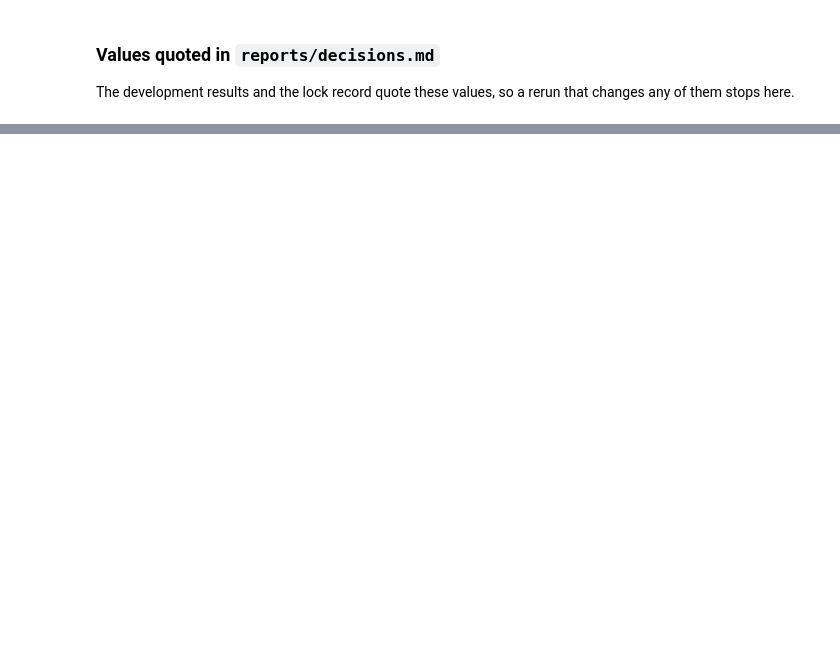
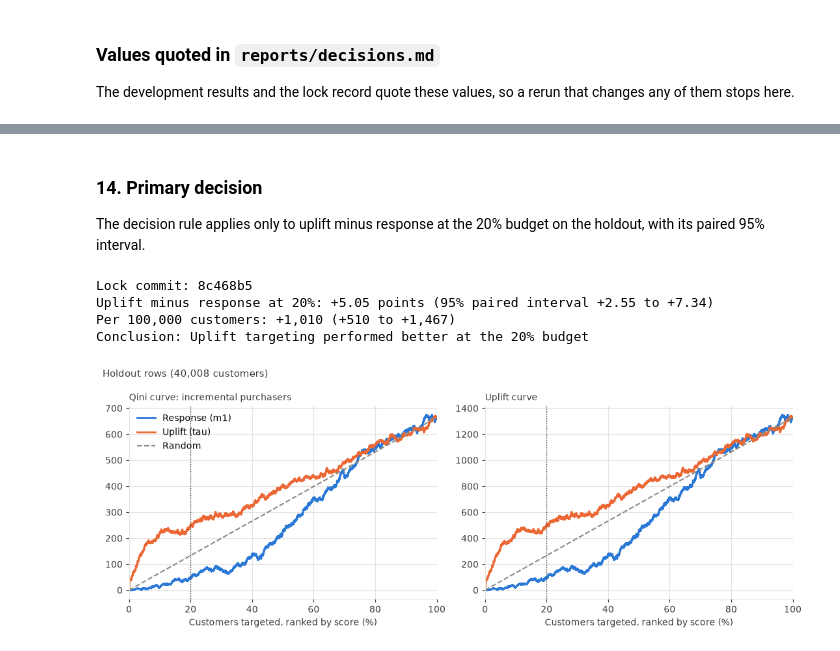
Before and after one commit to La-pinoz/Uplift_Analysis, a Jupyter notebook: notebooks/04_policy_evaluation.ipynb, the cells around one changed output, grey strips where cells are left out. Drawn from its saved outputs; the diff is of its cells as text; code cells hidden in the pictures; blank space fills up the shorter version.

Commit message:
Evaluate the holdout once and record Phase 5 results

```diff
--- a/notebooks/04_policy_evaluation.ipynb
+++ b/notebooks/04_policy_evaluation.ipynb
@@ -773,0 +894,18 @@ Added after the lock commit. `RUN_HOLDOUT_EVALUATION` stays `False` until the pr
+# %%
+holdout_scores = duckdb.sql(f"SELECT client_id, m1_score, m0_score, tau FROM '{HOLDOUT_SCORES_PATH}' ORDER BY client_id").df()
+holdout_ids_sorted = sorted(holdout_ids)
+holdout_m1 = holdout_scores["m1_score"].to_numpy()
+holdout_m0 = holdout_scores["m0_score"].to_numpy()
+holdout_tau = holdout_scores["tau"].to_numpy()
+assert_exact_tau(holdout_m1, holdout_m0, holdout_tau)
+
+hash_record = re.search(r"\*\*Holdout scores SHA-256:\*\* `([0-9a-f]{64})`", DECISIONS_PATH.read_text(encoding="utf-8"))
+reference_table = pd.read_csv(REFERENCE_PATH) if REFERENCE_PATH.exists() else None
+freeze_action, freeze_reason = check_freeze(
+    hash_record.group(1) if hash_record else None, reference_table, holdout_scores["client_id"].tolist(), holdout_ids_sorted,
+    holdout_m1, holdout_m0, allow_first_run=False,
+)
+print(f"Freeze check: {freeze_action}. {freeze_reason}")
+assert freeze_action in ("proceed", "warn"), f"Stop and investigate: {freeze_reason}"
+if freeze_action == "warn":
+    warnings.warn(f"Holdout scores differ slightly from the freeze record: {freeze_reason}")
@@ -773,0 +980,24 @@ Added after the lock commit. `RUN_HOLDOUT_EVALUATION` stays `False` until the pr
+# %%
+holdout_labels = duckdb.sql(
+    f"""
+    SELECT s.client_id, l.treatment_flg, l.target
+    FROM '{SPLITS_PATH}' AS s
+    JOIN '{LABELS_PATH}' AS l USING (client_id)
+    WHERE s.split = 'holdout'
+    ORDER BY s.client_id
+    """
+).df()
+assert holdout_labels["client_id"].tolist() == holdout_scores["client_id"].tolist()
+assert np.array_equal(holdout_labels["treatment_flg"].to_numpy(dtype=np.int64), holdout_treatment)
+holdout_target = holdout_labels["target"].to_numpy(dtype=np.int64)
+assert set(np.unique(holdout_target).tolist()) <= {0, 1}
+
+holdout_shuffle = shuffle_check(holdout_treatment, holdout_target, SEED)
+holdout_shuffle.to_csv(TABLES / "holdout_shuffle_check.csv", index=False)
+display(holdout_shuffle)
+holdout_sklift = sklift_check(HOLDOUT_RANKS, holdout_treatment, holdout_target)
+holdout_sklift.to_csv(TABLES / "holdout_sklift_match.csv", index=False)
+display(holdout_sklift)
+
+assert holdout_shuffle["passes"].all(), "Stop and investigate: the shuffle mean is too far from the overall difference"
+assert holdout_sklift["passes"].all(), "Stop and investigate: the custom Uplift@K differs from scikit-uplift"
@@ -773,0 +1076,35 @@ Added after the lock commit. `RUN_HOLDOUT_EVALUATION` stays `False` until the pr
+# %% [markdown]
+### 14. Primary decision
+
+The decision rule applies only to uplift minus response at the 20% budget on the holdout, with its paired 95% interval.
+# %%
+primary = pinned(holdout_paired, comparison="Uplift minus Response", budget_pct=PRIMARY_BUDGET)
+assert primary["label"] == "Primary"
+if primary["ci_low_pts"] > 0:
+    conclusion = "Uplift targeting performed better at the 20% budget"
+elif primary["ci_high_pts"] < 0:
+    conclusion = "Response targeting performed better at the 20% budget"
+else:
+    conclusion = "The evidence does not separate the two strategies at this budget"
+
+primary_table = pd.DataFrame([{
+    "lock_commit": LOCK_COMMIT_SHA, "freeze_check": freeze_action, "comparison": "Uplift minus Response", "budget_pct": PRIMARY_BUDGET,
+    "difference_pts": primary["difference_pts"], "ci_low_pts": primary["ci_low_pts"], "ci_high_pts": primary["ci_high_pts"],
+    "per_100k": primary["per_100k"], "per_100k_ci_low": primary["per_100k_ci_low"], "per_100k_ci_high": primary["per_100k_ci_high"],
+    "conclusion": conclusion,
+}])
+primary_table.to_csv(TABLES / "primary_result.csv", index=False)
+print(f"Lock commit: {LOCK_COMMIT_SHA}")
+print(f"Uplift minus response at 20%: {primary['difference_pts']:+.2f} points "
+      f"(95% paired interval {primary['ci_low_pts']:+.2f} to {primary['ci_high_pts']:+.2f})")
+print(f"Per 100,000 customers: {primary['per_100k']:+,.0f} ({primary['per_100k_ci_low']:+,.0f} to {primary['per_100k_ci_high']:+,.0f})")
+print(f"Conclusion: {conclusion}")
+# %% [output]
+Lock commit: 8c468b5
+Uplift minus response at 20%: +5.05 points (95% paired interval +2.55 to +7.34)
+Per 100,000 customers: +1,010 (+510 to +1,467)
+Conclusion: Uplift targeting performed better at the 20% budget
+# %%
+plot_curves(HOLDOUT_SCORES, holdout_treatment, holdout_target, "Holdout rows (40,008 customers)", FIGURES / "holdout_qini_uplift_curves.png")
+# %% [output]
+[figure, added]
```
Also changed, not shown: parts of 26 cells of this notebook, 12 other files.
